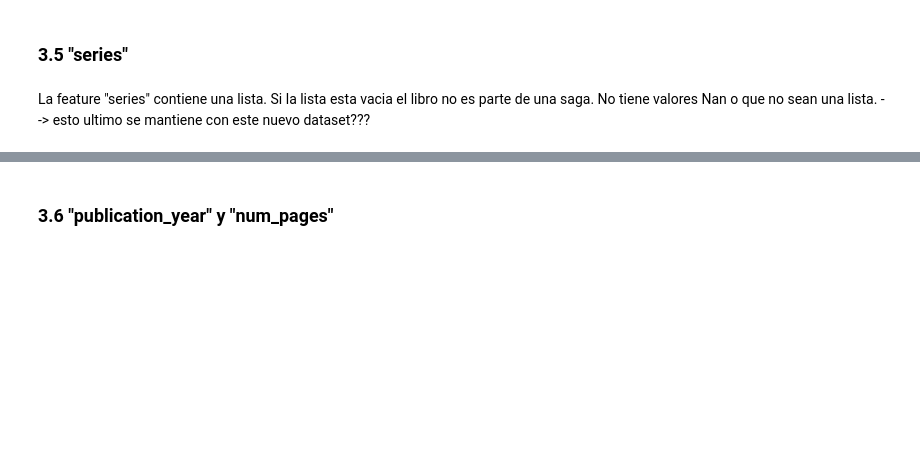
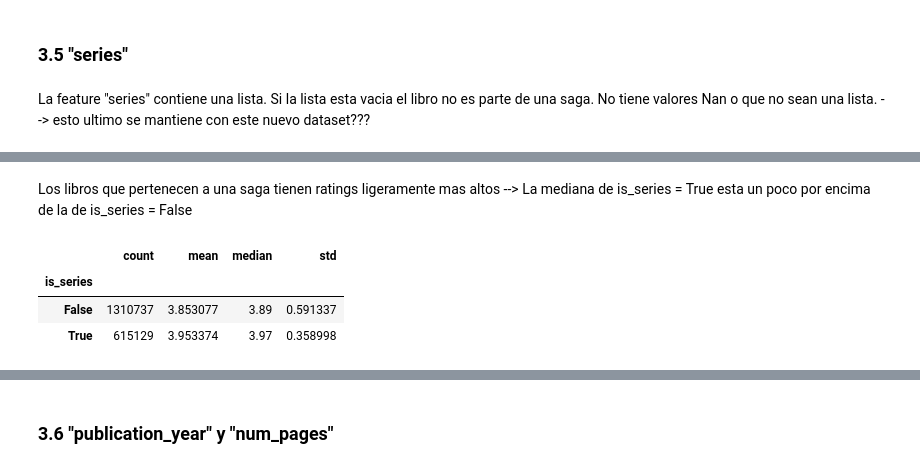
Before and after one commit to SolGarciaPereyra/Clasificador_Recomendador_Libros, a Jupyter notebook: eda_y_preprocesamiento.ipynb, the cells around one changed output, grey strips where cells are left out. Drawn from its saved outputs; the diff is of its cells as text; code cells hidden in the pictures; blank space fills up the shorter version.

```diff
--- a/eda_y_preprocesamiento.ipynb
+++ b/eda_y_preprocesamiento.ipynb
@@ -228,0 +241,9 @@ La feature "series" contiene una lista. Si la lista esta vacia el libro no es pa
+# %% [markdown]
+Los libros que pertenecen a una saga tienen ratings ligeramente mas altos --> La mediana de is_series = True esta un poco por encima de la de is_series = False
+# %%
+df_us_en.groupby("is_series")["average_rating"].agg(["count", "mean", "median", "std"])
+# %% [output]
+|  | count | mean | median | std |
+| is_series |  |  |  |  |
+| False | 1310737 | 3.853077 | 3.89 | 0.591337 |
+| True | 615129 | 3.953374 | 3.97 | 0.358998 |
```
Also changed, not shown: parts of 7 cells of this notebook.
